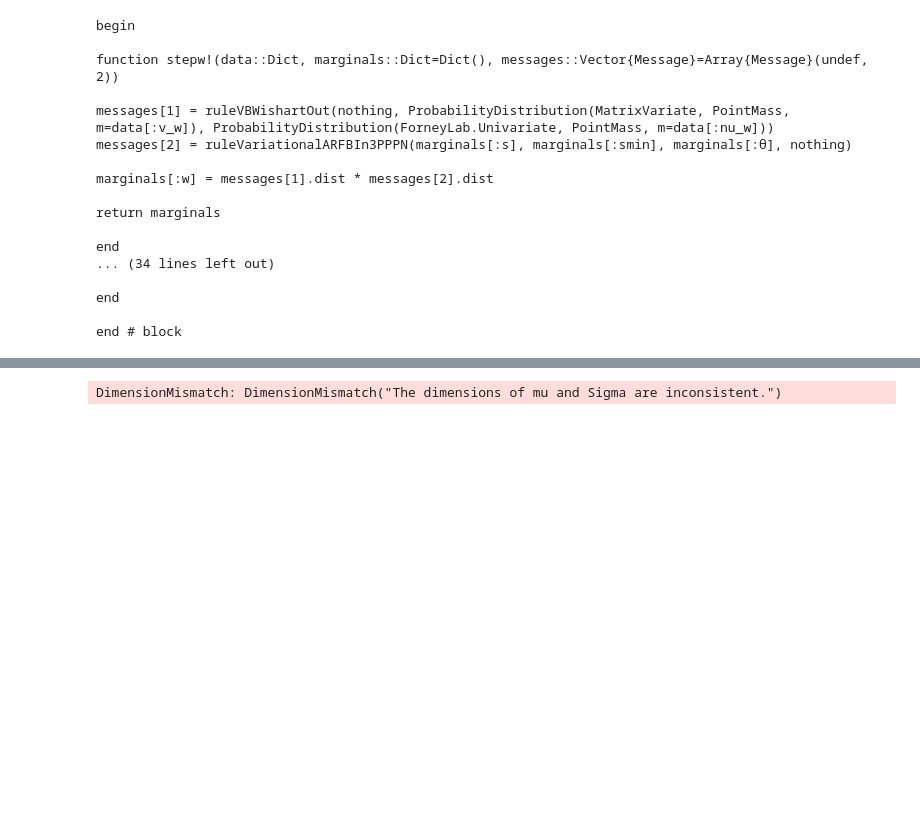
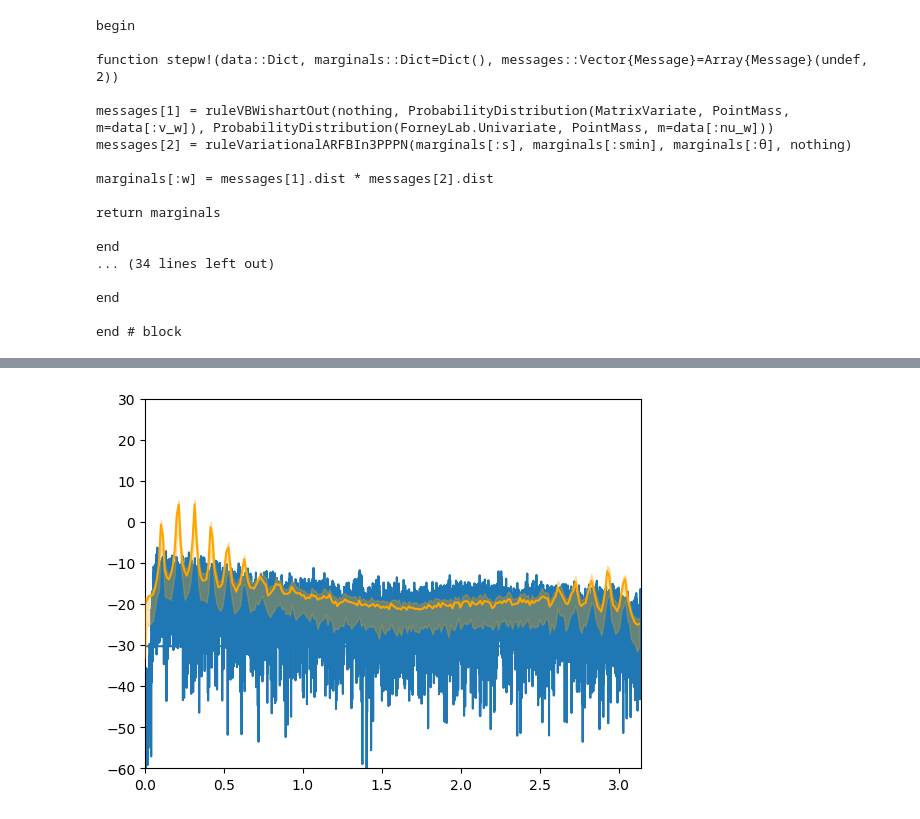
Before and after one commit to biaslab/SituatedSoundscaping, a Jupyter notebook: ARFB_modelling/ARFB_MV_leaves.ipynb, the cells around one changed output, grey strips where cells are left out. Drawn from its saved outputs; the diff is of its cells as text; code cells hidden in the pictures; blank space fills up the shorter version.

```diff
--- a/ARFB_modelling/ARFB_MV_leaves.ipynb
+++ b/ARFB_modelling/ARFB_MV_leaves.ipynb
@@ -365,42 +379,43 @@ Mi = 100 # nr of iterations
 μ_θi, Σ_θi = ForneyLab.unsafeMean(marginals[:θ]), ForneyLab.unsafeCov(marginals[:θ])
 v_wi, nu_wi = marginals[:w].params[:v], marginals[:w].params[:nu]
 
 
 function generate1psd(μ_θi, Σ_θi, v_wi, nu_wi, N, fs, f)
     # create signal (option 1)
-    sif = Array{Float64,2}(undef, length(f), N)
+    sif = Array{Float64,2}(undef, 2*length(f), N)
     xif = Array{Float64,1}(undef, N)
-    sif[:,1] = zeros(length(f))
+    sif[:,1] = zeros(2*length(f))
     xif[1] = 0
     for n = 2:N
         θs = rand(MvNormal(μ_θi, collect(Hermitian(Σ_θi))))
-        ws = rand(MvNormal(zeros(length(f)), collect(Hermitian(inv(rand(Distributions.Wishart(nu_wi, collect(Hermitian(v_wi)))))))))
+        ws = rand(MvNormal(zeros(2*length(f)), collect(Hermitian(inv(rand(Distributions.Wishart(nu_wi, collect(Hermitian(v_wi)))))))))
         sif[:,n] = θs.*sif[:,n-1] + ws
-        xif[n] = sif[:,n]'*cos.(2*pi*f/fs*n)
+        xif[n] = collect(sif[:,n]'*reshape( [cos.(2*pi*f/fs*n') sin.(2*pi*f/fs*n')]', 1, 2*length(f))')[1,1]
     end
     return xif
 end
 
 function approxpsd(M, μ_θi, Σ_θi, v_wi, nu_wi, N, fs, f)
     psd = Array{Float64,2}(undef, M, N)
     for m = 1:M
         xif = generate1psd(μ_θi, Σ_θi, v_wi, nu_wi, N, fs, f)
         psd[m,:] = (abs.(FFTW.fft(xif)).^2)./length(xif)
     end
     return squeeze(10*log10.(mean(psd, dims=1))), squeeze(10*log10.([quantile(psd[:,k], 0.25) for k = 1:N])), squeeze(10*log10.([quantile(psd[:,k], 0.75) for k = 1:N]))
 end
 
-mean_psd, std_psd = approxpsd(Mi, μ_θi, Σ_θi, v_wi, nu_wi, Ni, fs, f)
+mean_psd, std_psd1, std_psd2 = approxpsd(Mi, μ_θi, Σ_θi, v_wi, nu_wi, Ni, fs, f)
 mean_psd = mean_psd[1:Int(floor(Ni/2))]
-std_psd = std_psd[1:Int(floor(Ni/2))]
+std_psd1 = std_psd1[1:Int(floor(Ni/2))]
+std_psd2 = std_psd2[1:Int(floor(Ni/2))]
 plt.plot(FFTW.fftfreq(length(yi), fs)/fs*2*pi, 10*log10.((abs.(FFTW.fft(yi)).^2)./length(yi)))
 plt.plot(FFTW.fftfreq(Ni, fs)[1:Int(floor(Ni/2))]/fs*2*pi, mean_psd, color="orange")
-plt.fill_between(FFTW.fftfreq(Ni, fs)[1:Int(floor(Ni/2))]/fs*2*pi, mean_psd .- std_psd, mean_psd .+ std_psd, color="orange", alpha=0.3, zorder=100)
+plt.fill_between(FFTW.fftfreq(Ni, fs)[1:Int(floor(Ni/2))]/fs*2*pi, std_psd1, std_psd2, color="orange", alpha=0.3, zorder=100)
 plt.xlim(0,pi)
-
+plt.ylim(-60,30)
 ;
 # %% [output]
-DimensionMismatch: DimensionMismatch("The dimensions of mu and Sigma are inconsistent.")
+[figure, added]
 # %%
 x_true = yi[bufsize:end]
 x_μ_pred = μ_x_mem[bufsize:end]
```
Also changed, not shown: parts of 10 cells of this notebook, 3 other files.
